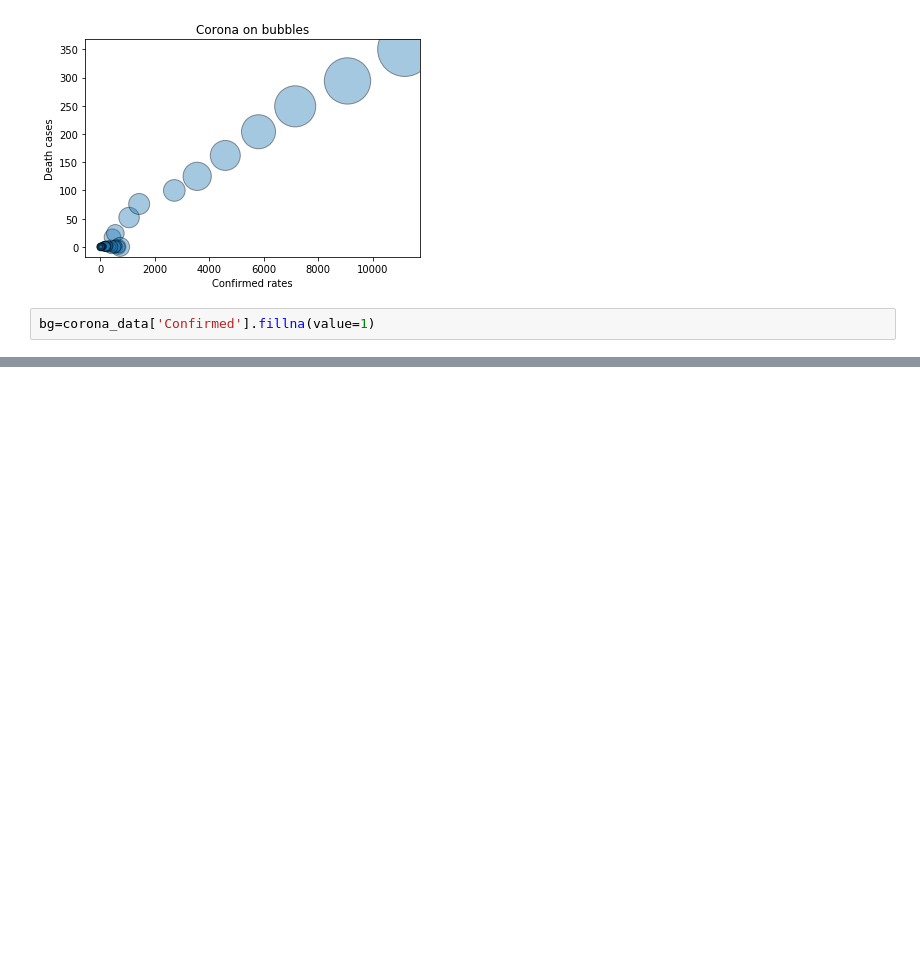
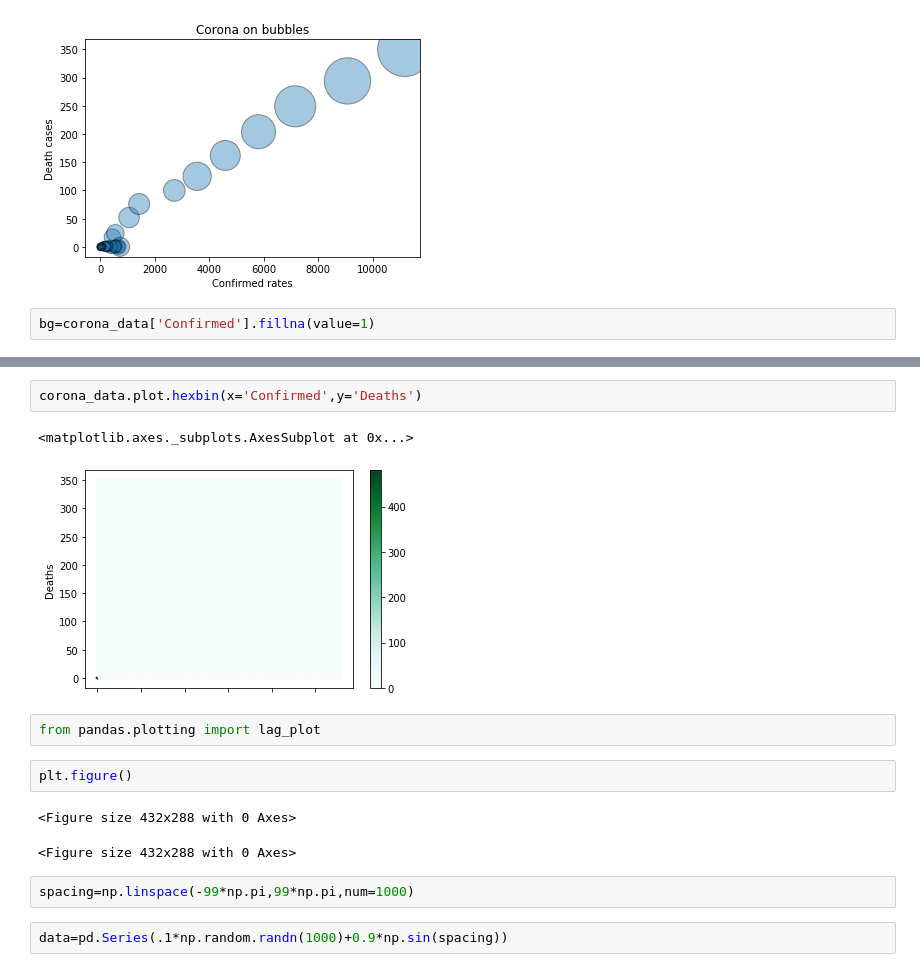
Before and after one commit to BillyGareth/corona_data, a Jupyter notebook: corona_data_notebook.ipynb, the cells around one changed output, grey strips where cells are left out. Cells and saved outputs as stored; diff of their text form; blank space fills up the shorter version.

```diff
--- a/corona_data_notebook.ipynb
+++ b/corona_data_notebook.ipynb
@@ -191,0 +202,16 @@ yx=corona_data['Deaths'].fillna(value=0)
+# %%
+corona_data.plot.hexbin(x='Confirmed',y='Deaths')
+# %% [output]
+<matplotlib.axes._subplots.AxesSubplot at 0x...>
+[figure, added]
+# %%
+from pandas.plotting import lag_plot
+# %%
+plt.figure()
+# %% [output]
+<Figure size 432x288 with 0 Axes>
+<Figure size 432x288 with 0 Axes>
+# %%
+spacing=np.linspace(-99*np.pi,99*np.pi,num=1000)
+# %%
+data=pd.Series(.1*np.random.randn(1000)+0.9*np.sin(spacing))
```
Also changed, not shown: parts of 5 cells of this notebook.
